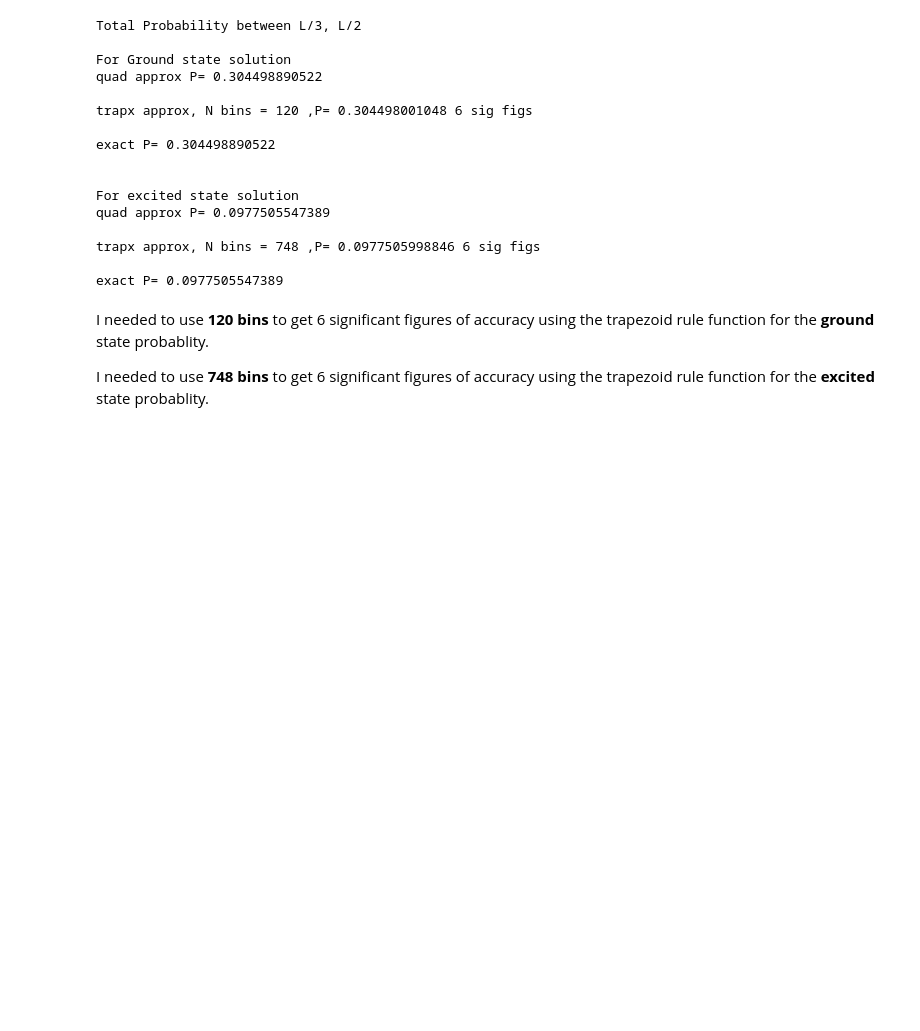
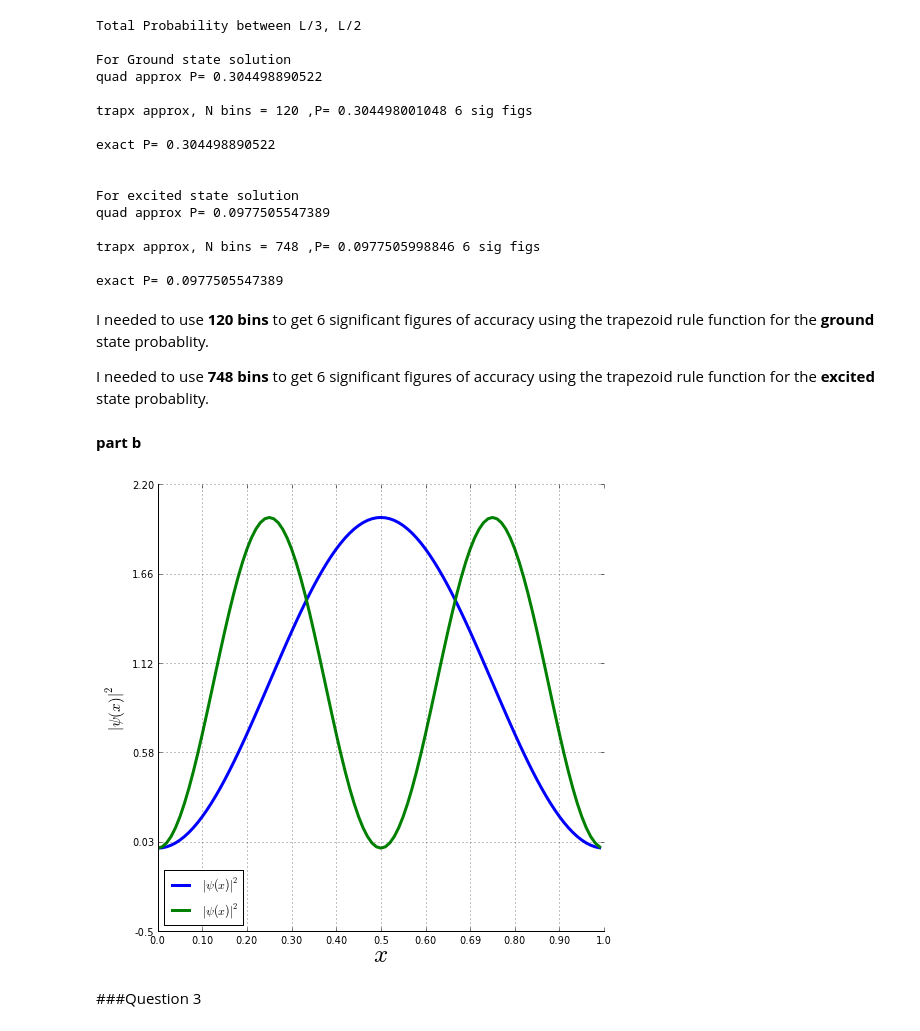
Before and after one commit to kbouch/PHYS202-S13, a Jupyter notebook: Week5/IntegrationEx4.ipynb, the cells around one changed output. Drawn from its saved outputs; the diff is of its cells as text; code cells hidden in the pictures; blank space fills up the shorter version.

```diff
--- a/Week5/IntegrationEx4.ipynb
+++ b/Week5/IntegrationEx4.ipynb
@@ -173,3 +173,39 @@ exact P= 0.0977505547389
 I needed to use __120 bins__ to get 6 significant figures of accuracy using the trapezoid rule function for the __ground__ state probablity.
 
 I needed to use __748 bins__ to get 6 significant figures of accuracy using the trapezoid rule function for the __excited__ state probablity.
+# %% [markdown]
+__part b__
+# %%
+x3 = np.arange(0.,1.,0.01)
+
+fig2 = gcf()
+fig2 = figure(figsize=(8.0,8.0))
+
+ax2 = gca()
+p = ax2.plot(x3,psi_squared(x3,1),'b-',linewidth=3.0,label=r'$|\psi (x)|^{2}$')
+p = ax2.plot(x3,psi_squared(x3,2),'g-',linewidth=3.0,label=r'$|\psi (x)|^{2}$')
+xmin,xmax = xlim(0.,1.)
+ymin,ymax = ylim(-.5,2.2)
+legend(loc='lower left')
+xlabel(r'$x$',fontsize=25)
+ylabel(r'$|\psi (x)|^{2}$',fontsize=15)
+
+xtickstep = 0.1
+my_xlocs = np.arange(xmin,xmax+xtickstep,xtickstep,dtype=np.float32)
+my_xticklab = np.array(my_xlocs[:], dtype=np.str_)
+
+ytickstep = (ymax - ymin)/5.0
+my_ylocs = np.arange(ymin,ymax+ytickstep,ytickstep,dtype=np.float32)
+my_yticklab = np.array(my_ylocs[:],dtype=np.str_)
+
+(a,b) = plt.xticks(my_xlocs,my_xticklab)
+(c,d) = plt.yticks(my_ylocs,my_yticklab)
+
+plt.grid(b=True, which='major', axis='both')
+
+ax2.spines['top'].set_color('none')
+ax2.spines['right'].set_color('none')
+# %% [output]
+[figure, added]
+# %% [markdown]
+###Question 3
```
